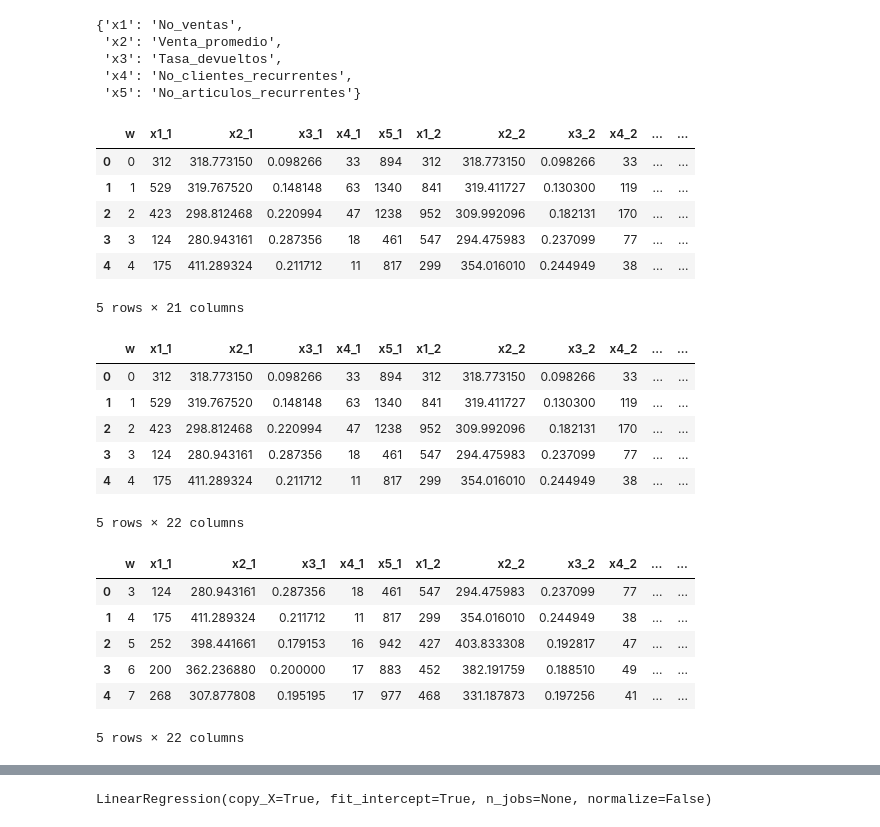
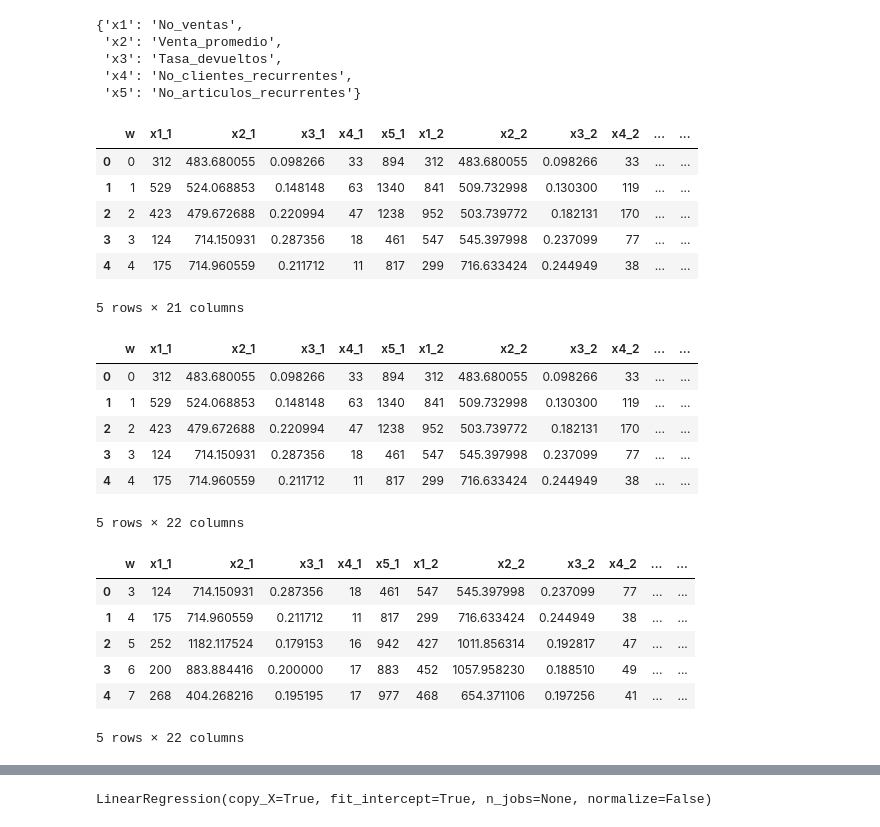
Before and after one commit to MVolterra/AMV-TEAM-2, a Jupyter notebook: Modelo.ipynb, the cells around one changed output, grey strips where cells are left out. Saved outputs shown, nothing was run; the diff lists cells and outputs as text; code cells hidden in the pictures.

```diff
--- a/Modelo.ipynb
+++ b/Modelo.ipynb
@@ -82,21 +83,21 @@ aux2=df[df.Importe>0][['StockCode','w','Importe']].groupby(['w','StockCode']).co
 # %%
 t = pd.DataFrame(range(53),columns=['w'])
 for k in range(4):
     #hacia atras
     t['x1_%d'%(k+1)]=t.w.map(lambda x:Ventas[(Ventas.Importe>0) & (Ventas.w<=x)&(Ventas.w>=x-k)].shape[0])
-    t['x2_%d'%(k+1)]=t.w.map(lambda x:Ventas[(Ventas.w<=x)&(Ventas.w>=x-k)].Importe.mean())
+    t['x2_%d'%(k+1)]=t.w.map(lambda x:Ventas[(Ventas.w<=x)&(Ventas.w>=x-k)].Importe.std())
     t['x3_%d'%(k+1)]=t.w.map(lambda x:Ventas[(Ventas.Importe<0)&(Ventas.w<=x)&(Ventas.w>=x-k)].shape[0]/ Ventas[(Ventas.w<=x)&(Ventas.w>=x-k)].shape[0])
     t['x4_%d'%(k+1)]=t.w.map(lambda x:(aux1[(aux1.w<=x)&(aux1.w>=x-k)][['CustomerID','Importe']].groupby('CustomerID').count().Importe>1)
                     .astype(int).sum())
     t['x5_%d'%(k+1)]=t.w.map(lambda x:(aux2[(aux2.w<=x)&(aux2.w>=x-k)].Importe>1).astype(int).sum())
 t.head()
 # %% [output]
 |  | w | x1_1 | x2_1 | x3_1 | x4_1 | x5_1 | x1_2 | x2_2 | x3_2 | x4_2 | ... | ... |
-| 0 | 0 | 312 | 318.773150 | 0.098266 | 33 | 894 | 312 | 318.773150 | 0.098266 | 33 | ... | ... |
-| 1 | 1 | 529 | 319.767520 | 0.148148 | 63 | 1340 | 841 | 319.411727 | 0.130300 | 119 | ... | ... |
-| 2 | 2 | 423 | 298.812468 | 0.220994 | 47 | 1238 | 952 | 309.992096 | 0.182131 | 170 | ... | ... |
-| 3 | 3 | 124 | 280.943161 | 0.287356 | 18 | 461 | 547 | 294.475983 | 0.237099 | 77 | ... | ... |
-| 4 | 4 | 175 | 411.289324 | 0.211712 | 11 | 817 | 299 | 354.016010 | 0.244949 | 38 | ... | ... |
+| 0 | 0 | 312 | 483.680055 | 0.098266 | 33 | 894 | 312 | 483.680055 | 0.098266 | 33 | ... | ... |
+| 1 | 1 | 529 | 524.068853 | 0.148148 | 63 | 1340 | 841 | 509.732998 | 0.130300 | 119 | ... | ... |
+| 2 | 2 | 423 | 479.672688 | 0.220994 | 47 | 1238 | 952 | 503.739772 | 0.182131 | 170 | ... | ... |
+| 3 | 3 | 124 | 714.150931 | 0.287356 | 18 | 461 | 547 | 545.397998 | 0.237099 | 77 | ... | ... |
+| 4 | 4 | 175 | 714.960559 | 0.211712 | 11 | 817 | 299 | 716.633424 | 0.244949 | 38 | ... | ... |
 5 rows × 21 columns
 # %%
 aux=Ventas[['w','Importe']].groupby('w').sum().reset_index()
@@ -107,22 +108,23 @@ t.rename(columns={'Importe':'target','w_x':'w'},inplace=True)
 t.head()
 # %% [output]
 |  | w | x1_1 | x2_1 | x3_1 | x4_1 | x5_1 | x1_2 | x2_2 | x3_2 | x4_2 | ... | ... |
-| 0 | 0 | 312 | 318.773150 | 0.098266 | 33 | 894 | 312 | 318.773150 | 0.098266 | 33 | ... | ... |
-| 1 | 1 | 529 | 319.767520 | 0.148148 | 63 | 1340 | 841 | 319.411727 | 0.130300 | 119 | ... | ... |
-| 2 | 2 | 423 | 298.812468 | 0.220994 | 47 | 1238 | 952 | 309.992096 | 0.182131 | 170 | ... | ... |
-| 3 | 3 | 124 | 280.943161 | 0.287356 | 18 | 461 | 547 | 294.475983 | 0.237099 | 77 | ... | ... |
-| 4 | 4 | 175 | 411.289324 | 0.211712 | 11 | 817 | 299 | 354.016010 | 0.244949 | 38 | ... | ... |
+| 0 | 0 | 312 | 483.680055 | 0.098266 | 33 | 894 | 312 | 483.680055 | 0.098266 | 33 | ... | ... |
+| 1 | 1 | 529 | 524.068853 | 0.148148 | 63 | 1340 | 841 | 509.732998 | 0.130300 | 119 | ... | ... |
+| 2 | 2 | 423 | 479.672688 | 0.220994 | 47 | 1238 | 952 | 503.739772 | 0.182131 | 170 | ... | ... |
+| 3 | 3 | 124 | 714.150931 | 0.287356 | 18 | 461 | 547 | 545.397998 | 0.237099 | 77 | ... | ... |
+| 4 | 4 | 175 | 714.960559 | 0.211712 | 11 | 817 | 299 | 716.633424 | 0.244949 | 38 | ... | ... |
 5 rows × 22 columns
 # %%
 t=t[(t.w>=3)&(t.w<=50)].reset_index(drop=True)
+t.target=t.target.map(np.log)
 t.head()
 # %% [output]
 |  | w | x1_1 | x2_1 | x3_1 | x4_1 | x5_1 | x1_2 | x2_2 | x3_2 | x4_2 | ... | ... |
-| 0 | 3 | 124 | 280.943161 | 0.287356 | 18 | 461 | 547 | 294.475983 | 0.237099 | 77 | ... | ... |
-| 1 | 4 | 175 | 411.289324 | 0.211712 | 11 | 817 | 299 | 354.016010 | 0.244949 | 38 | ... | ... |
-| 2 | 5 | 252 | 398.441661 | 0.179153 | 16 | 942 | 427 | 403.833308 | 0.192817 | 47 | ... | ... |
-| 3 | 6 | 200 | 362.236880 | 0.200000 | 17 | 883 | 452 | 382.191759 | 0.188510 | 49 | ... | ... |
-| 4 | 7 | 268 | 307.877808 | 0.195195 | 17 | 977 | 468 | 331.187873 | 0.197256 | 41 | ... | ... |
+| 0 | 3 | 124 | 714.150931 | 0.287356 | 18 | 461 | 547 | 545.397998 | 0.237099 | 77 | ... | ... |
+| 1 | 4 | 175 | 714.960559 | 0.211712 | 11 | 817 | 299 | 716.633424 | 0.244949 | 38 | ... | ... |
+| 2 | 5 | 252 | 1182.117524 | 0.179153 | 16 | 942 | 427 | 1011.856314 | 0.192817 | 47 | ... | ... |
+| 3 | 6 | 200 | 883.884416 | 0.200000 | 17 | 883 | 452 | 1057.958230 | 0.188510 | 49 | ... | ... |
+| 4 | 7 | 268 | 404.268216 | 0.195195 | 17 | 977 | 468 | 654.371106 | 0.197256 | 41 | ... | ... |
 5 rows × 22 columns
 # %%
 t.describe(percentiles=[0.01,0.02,0.05,0.95,0.99])
```
Also changed, not shown: parts of 21 cells of this notebook.
